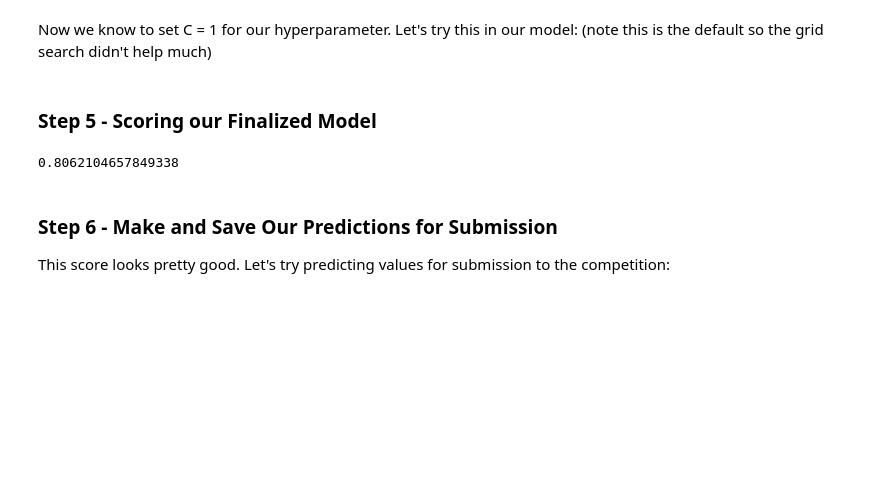
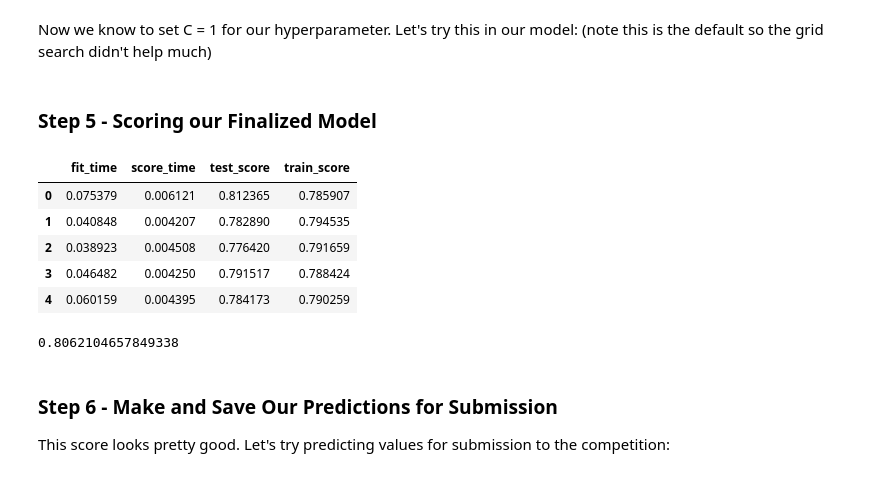
Before and after one commit to aaron-bruner/ECE-4420-Project, a Jupyter notebook: master-ece4420.ipynb, the cells around one changed output. Drawn from its saved outputs; the diff is of its cells as text; code cells hidden in the pictures; blank space fills up the shorter version.

```diff
--- a/master-ece4420.ipynb
+++ b/master-ece4420.ipynb
@@ -377,15 +393,24 @@ Now we know to set C = 1 for our hyperparameter. Let's try this in our model: (n
 # %%
 # Redefine pipeline
 pipe = make_pipeline(
     preprocessor,
     LogisticRegression(max_iter = 1000, C=1),
 )
+# Score again:
+scores = cross_validate(pipe, X_train, y_train, return_train_score=True)
+display(pd.DataFrame(scores))
 # Fit the pipeline on our training data
 pipe.fit(X_train, y_train)
 # Score it on our validation data:
 modelScores['Logistic Regression'] = pipe.score(X_test, y_test)
 display(modelScores['Logistic Regression'])
 # %% [output]
+|  | fit_time | score_time | test_score | train_score |
+| 0 | 0.075379 | 0.006121 | 0.812365 | 0.785907 |
+| 1 | 0.040848 | 0.004207 | 0.782890 | 0.794535 |
+| 2 | 0.038923 | 0.004508 | 0.776420 | 0.791659 |
+| 3 | 0.046482 | 0.004250 | 0.791517 | 0.788424 |
+| 4 | 0.060159 | 0.004395 | 0.784173 | 0.790259 |
 0.8062104657849338
 # %% [markdown]
 ### Step 6 - Make and Save Our Predictions for Submission
```
Also changed, not shown: parts of 6 cells of this notebook, 3 other files.
